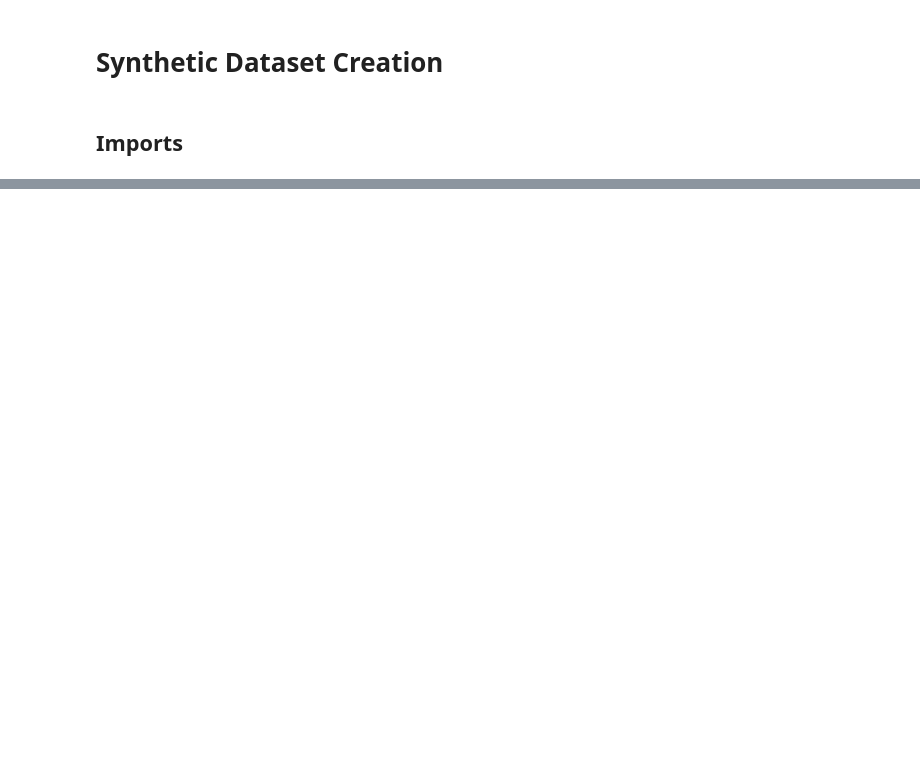
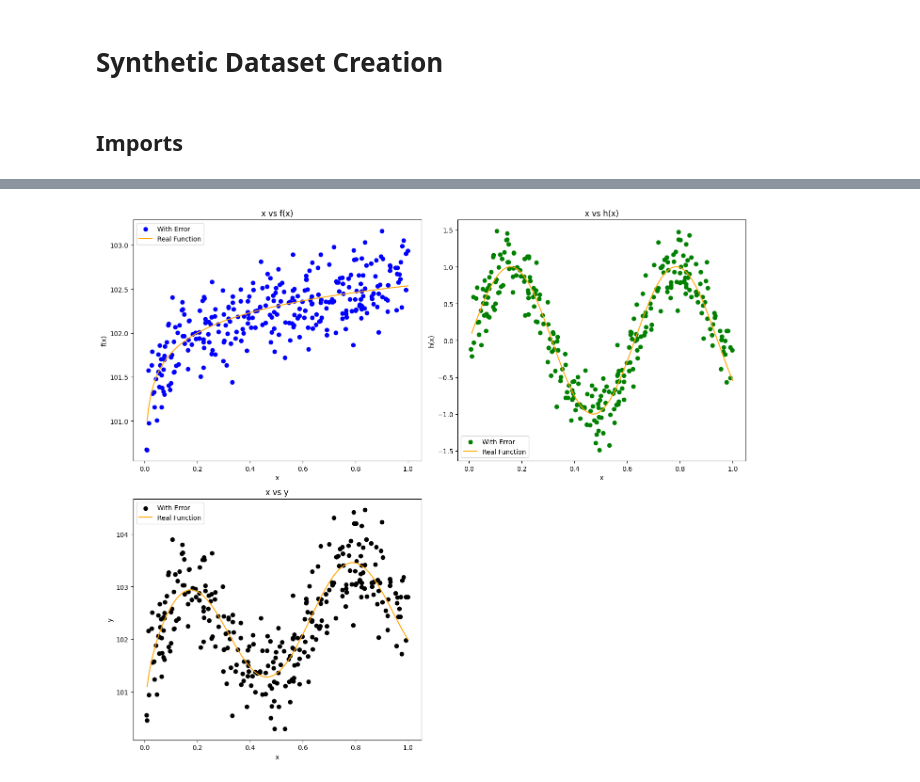
Before and after one commit to OpenTabular/NAMpy, a Jupyter notebook: namgcv/models/gam/00_Synthetic_Dataset_Creation.ipynb, the cells around one changed output, grey strips where cells are left out. Cells and saved outputs as stored; diff of their text form; code cells hidden in the pictures; blank space fills up the shorter version.

```diff
--- a/namgcv/models/gam/00_Synthetic_Dataset_Creation.ipynb
+++ b/namgcv/models/gam/00_Synthetic_Dataset_Creation.ipynb
@@ -162,0 +169,86 @@ line_data_df
+# %%
+import numpy as np
+import pandas as pd
+import matplotlib.pyplot as plt
+
+# Define the functions
+def f(x0):
+    return (1/3) * np.log(100 * x0) + 101
+
+def h(x2):
+    return np.sin(10 * x2)
+
+# Adjustable number of samples
+n = 300  # You can change this value
+
+# Generate uniform distributed values between [0, 1] for x
+uniform_x_values = np.random.uniform(0, 1, n)
+
+# Generate error term with standard deviation of 0.25
+# Here y is sampled from a normal distribution with mean 0 and sd 1
+error = np.random.normal(0, 0.25, n)
+
+# Generate synthetic data with error term
+uniform_data = {
+    'f(x)': f(uniform_x_values) + error,
+    'h(x)': h(uniform_x_values) + error,
+}
+
+# Calculate y and add it as the first column
+uniform_data['y'] = uniform_data['f(x)'] + uniform_data['h(x)']
+
+# Create DataFrame with y as the first column
+uniform_df = pd.DataFrame(uniform_data, columns=['y', 'f(x)', 'h(x)'])
+
+# Add x column as the last column
+uniform_df['x'] = uniform_x_values
+
+# Generate line values for the real functions
+x_line = np.linspace(0.01, 1, 1000)  # Fine grid for smooth lines
+
+line_data = {
+    'f(x)': f(x_line),
+    'h(x)': h(x_line),
+    'y': f(x_line) + h(x_line),
+}
+
+# Create DataFrame for the line data and add x as the last column
+line_data_df = pd.DataFrame(line_data)
+line_data_df['x'] = x_line
+line_data_df = line_data_df[['y', 'f(x)', 'h(x)', 'x']]
+
+# Plotting the data
+fig, axs = plt.subplots(2, 2, figsize=(14, 12))
+
+# Plot for f(x)
+axs[0, 0].scatter(uniform_df['x'], uniform_df['f(x)'], color='blue', label='With Error')
+axs[0, 0].plot(line_data_df['x'], line_data_df['f(x)'], color='orange', label='Real Function')
+axs[0, 0].set_title('x vs f(x)')
+axs[0, 0].set_xlabel('x')
+axs[0, 0].set_ylabel('f(x)')
+axs[0, 0].legend()
+
+# Plot for h(x)
+axs[0, 1].scatter(uniform_df['x'], uniform_df['h(x)'], color='green', label='With Error')
+axs[0, 1].plot(line_data_df['x'], line_data_df['h(x)'], color='orange', label='Real Function')
+axs[0, 1].set_title('x vs h(x)')
+axs[0, 1].set_xlabel('x')
+axs[0, 1].set_ylabel('h(x)')
+axs[0, 1].legend()
+
+# Plot for y(x)
+axs[1, 0].scatter(uniform_df['x'], uniform_df['y'], color='black', label='With Error')
+axs[1, 0].plot(line_data_df['x'], line_data_df['y'], color='orange', label='Real Function')
+axs[1, 0].set_title('x vs y')
+axs[1, 0].set_xlabel('x')
+axs[1, 0].set_ylabel('y')
+axs[1, 0].legend()
+
+# Remove the empty subplot
+fig.delaxes(axs[1, 1])
+
+# Adjust layout
+plt.tight_layout()
+plt.show()
+# %% [output]
+[figure, added]
```
Also changed, not shown: parts of 9 cells of this notebook, 5 other files.
